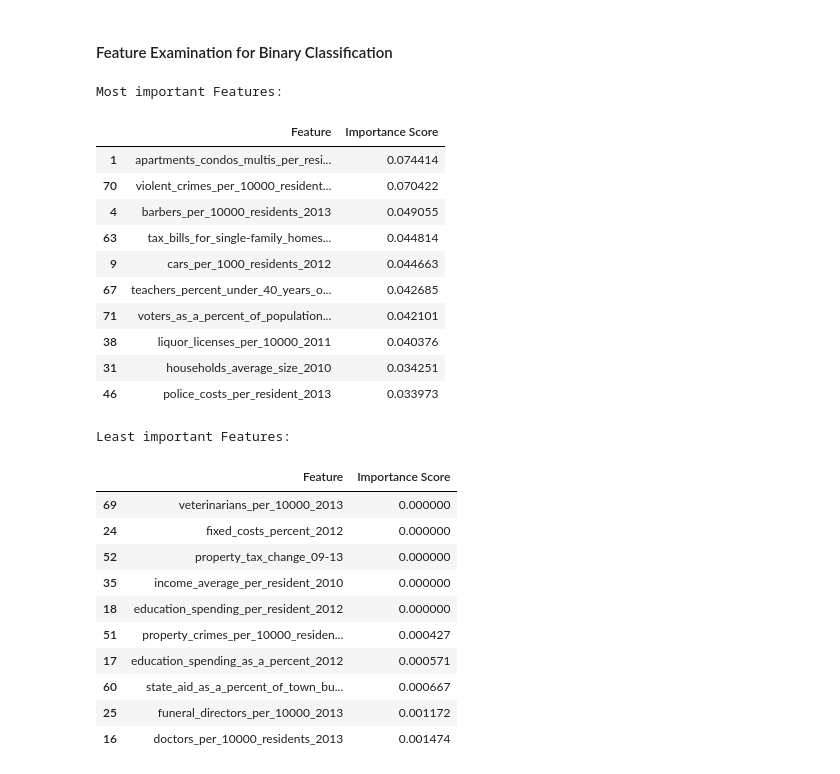
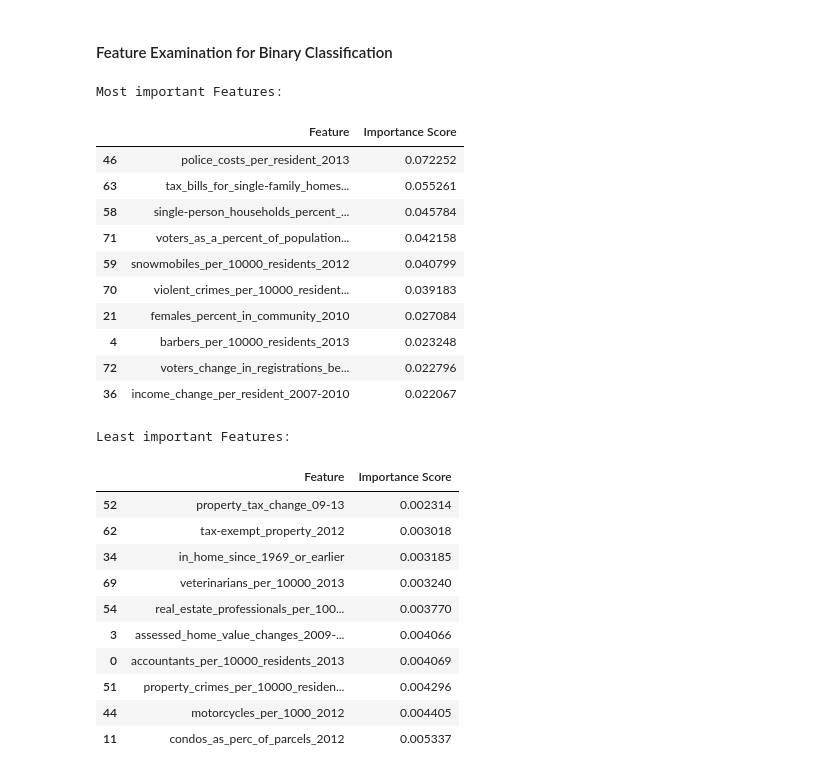
Before and after one commit to eric1anderson/2020-Election-Decision-Tree, a Jupyter notebook: ElectionDecisionTreeV2.ipynb, the cells around one changed output. Cells and saved outputs as stored; diff of their text form; code cells hidden in the pictures.

Commit message:
fixed importances display

```diff
--- a/ElectionDecisionTreeV2.ipynb
+++ b/ElectionDecisionTreeV2.ipynb
@@ -591,35 +591,35 @@ F1 Score: 0.8235294117647058
 # %%
 
 
-xgb_binary_clf.feature_importances_
-importance_data = {'Feature': X_train.columns,'Importance Score':xgb_binary_clf.feature_importances_}
+
+importance_data = {'Feature': X_train.columns,'Importance Score':forest_binary_clf.best_estimator_.feature_importances_}
 features_importances = pd.DataFrame(data= importance_data)
 print("Most important Features:")
 display(features_importances.sort_values(by='Importance Score', ascending = False)[:10])
 print("Least important Features:")
 display(features_importances.sort_values(by='Importance Score', ascending = True)[:10])
 # %% [output]
 Most important Features:
 |  | Feature | Importance Score |
-| 1 | apartments_condos_multis_per_resi... | 0.074414 |
-| 70 | violent_crimes_per_10000_resident... | 0.070422 |
-| 4 | barbers_per_10000_residents_2013 | 0.049055 |
-| 63 | tax_bills_for_single-family_homes... | 0.044814 |
-| 9 | cars_per_1000_residents_2012 | 0.044663 |
-| 67 | teachers_percent_under_40_years_o... | 0.042685 |
-| 71 | voters_as_a_percent_of_population... | 0.042101 |
-| 38 | liquor_licenses_per_10000_2011 | 0.040376 |
-| 31 | households_average_size_2010 | 0.034251 |
-| 46 | police_costs_per_resident_2013 | 0.033973 |
+| 46 | police_costs_per_resident_2013 | 0.072252 |
+| 63 | tax_bills_for_single-family_homes... | 0.055261 |
+| 58 | single-person_households_percent_... | 0.045784 |
+| 71 | voters_as_a_percent_of_population... | 0.042158 |
+| 59 | snowmobiles_per_10000_residents_2012 | 0.040799 |
+| 70 | violent_crimes_per_10000_resident... | 0.039183 |
+| 21 | females_percent_in_community_2010 | 0.027084 |
+| 4 | barbers_per_10000_residents_2013 | 0.023248 |
+| 72 | voters_change_in_registrations_be... | 0.022796 |
+| 36 | income_change_per_resident_2007-2010 | 0.022067 |
 Least important Features:
 |  | Feature | Importance Score |
-| 69 | veterinarians_per_10000_2013 | 0.000000 |
-| 24 | fixed_costs_percent_2012 | 0.000000 |
-| 52 | property_tax_change_09-13 | 0.000000 |
-| 35 | income_average_per_resident_2010 | 0.000000 |
-| 18 | education_spending_per_resident_2012 | 0.000000 |
-| 51 | property_crimes_per_10000_residen... | 0.000427 |
-| 17 | education_spending_as_a_percent_2012 | 0.000571 |
-| 60 | state_aid_as_a_percent_of_town_bu... | 0.000667 |
-| 25 | funeral_directors_per_10000_2013 | 0.001172 |
-| 16 | doctors_per_10000_residents_2013 | 0.001474 |
+| 52 | property_tax_change_09-13 | 0.002314 |
+| 62 | tax-exempt_property_2012 | 0.003018 |
+| 34 | in_home_since_1969_or_earlier | 0.003185 |
+| 69 | veterinarians_per_10000_2013 | 0.003240 |
+| 54 | real_estate_professionals_per_100... | 0.003770 |
+| 3 | assessed_home_value_changes_2009-... | 0.004066 |
+| 0 | accountants_per_10000_residents_2013 | 0.004069 |
+| 51 | property_crimes_per_10000_residen... | 0.004296 |
+| 44 | motorcycles_per_1000_2012 | 0.004405 |
+| 11 | condos_as_perc_of_parcels_2012 | 0.005337 |
```
Also changed, not shown: parts of 1 cell of this notebook.
